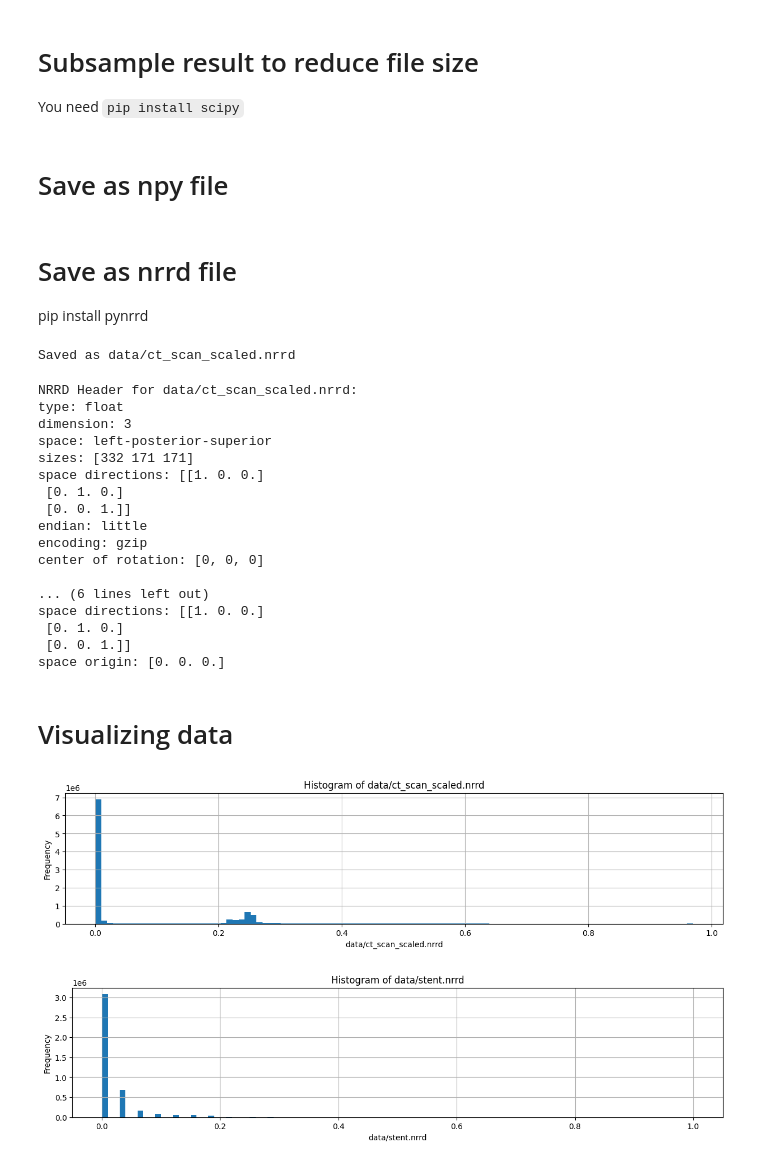
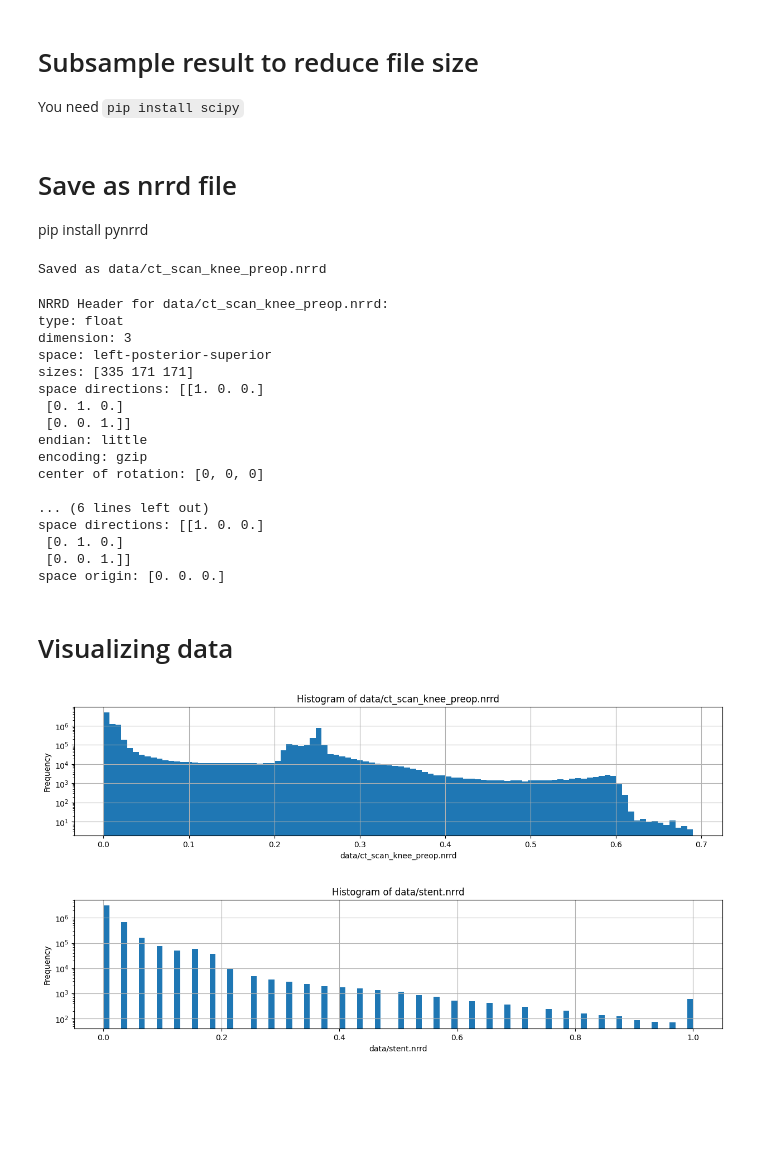
Before and after one commit to MateoVanDamme/3dknee, a Jupyter notebook: grid_to_nrrd.ipynb, the cells around one changed output. Cells and saved outputs as stored; diff of their text form; code cells hidden in the pictures; blank space fills up the shorter version.

Commit message:
Add preopdataset to website

```diff
--- a/grid_to_nrrd.ipynb
+++ b/grid_to_nrrd.ipynb
@@ -4,0 +7,28 @@
+# %%
+datasets = {
+    "preop": {
+        "filename_input": "data/ct_scan_knee_preop.npy",
+        "filename_output_nrrd": "data/ct_scan_knee_preop.nrrd",
+        "min_hu": -1000,
+        "max_hu": 3200
+    },
+    "postop": {
+        "filename_input": "data/ct_scan_knee_postop.npy",
+        "filename_output_nrrd": "data/ct_scan_knee_postop.nrrd",
+        "min_hu": -1000,
+        "max_hu": 3200
+    }
+}
+
+# Choose dataset
+dataset_name = "preop"  # Change to "preop" to switch datasets
+
+# Load selected dataset
+filename_input = datasets[dataset_name]["filename_input"]
+filename_output_nrrd = datasets[dataset_name]["filename_output_nrrd"]
+min_hu = datasets[dataset_name]["min_hu"]
+max_hu = datasets[dataset_name]["max_hu"]
+
+print(f"Using {dataset_name} dataset: {filename_input} -> {filename_output_nrrd}")
+
+filename_stent_nrrd = 'data/stent.nrrd'
@@ -9,6 +41,6 @@ We now have a ct_scan_grid.npy file with HU values, the next steps is to process
 # %%
 import numpy as np
-ct_data = np.load('data/ct_scan_grid.npy')
+ct_data = np.load(filename_input)
 
 # Print the shape of the numpy array (dimensions)
 print(f"Shape of the CT data: {ct_data.shape}")
@@ -44,7 +76,7 @@ Hounsfield Units (HU) represent the density of materials in CT imaging. Common H
 import numpy as np
 import matplotlib.pyplot as plt
 
-def plot_histogram(ct_data, name, tick_interval=None):
+def plot_histogram(ct_data, name, tick_interval=None, log_scale=True):
     """
     Plots a histogram of the flattened CT data.
 
@@ -52,6 +84,7 @@ def plot_histogram(ct_data, name, tick_interval=None):
     - ct_data: 3D numpy array representing the CT data.
     - name: String to be used in the histogram title.
     - tick_interval: The interval between x-axis ticks (optional).
+    - log_scale: Boolean to set y-axis to logarithmic scale (default is True).
     """
     # Flatten the 3D data into a 1D array
     flat_ct_data = ct_data.flatten()
@@ -63,6 +96,10 @@ def plot_histogram(ct_data, name, tick_interval=None):
     plt.xlabel(name)
     plt.ylabel('Frequency')
     plt.grid(True)
+
+    # Set y-axis to logarithmic scale if specified
+    if log_scale:
+        plt.yscale('log')
 
     # Set x ticks based on tick_interval if specified
     if tick_interval is not None:
@@ -77,4 +114,7 @@ def plot_histogram(ct_data, name, tick_interval=None):
 
 # Call the function with parameters ct_data and name
 plot_histogram(ct_data, "Hounsfield Units (HU)", 500)
+
+# Print min and max HU values
+print(f"Min HU: {ct_data.min()}, Max HU: {ct_data.max()}")
 # %% [output]
@@ -146,8 +187,6 @@ def filter_and_subsample(ct_data, subsampling_factor=2, sigma=1):
 
 # Usage example
 ct_data_scaled = filter_and_subsample(ct_data_normalized, subsampling_factor=3, sigma=1)
-# %% [markdown]
-# Save as npy file
 # %% [markdown]
 # Save as nrrd file
 pip install pynrrd
@@ -178,12 +217,9 @@ def save_ct_nrrd(filename, ct_data):
     # Also store the result as a numpy array
     # np.save(f"{filename}.npy", ct_data_scaled)
 
-# Example usage
-filename_ct = 'data/ct_scan_scaled.nrrd'
-filename_stent = 'data/stent.nrrd'
-save_ct_nrrd(filename_ct, ct_data_scaled)
+save_ct_nrrd(filename_output_nrrd, ct_data_scaled)
 # %% [output]
-Saved as data/ct_scan_scaled.nrrd
+Saved as data/ct_scan_knee_preop.nrrd
 # %%
 def print_nrrd_header(filename):
     """Reads an NRRD file and prints its header information."""
@@ -194,14 +230,14 @@ def print_nrrd_header(filename):
     print()  # Add a newline for readability
 
 # Load and print header for each NRRD file
-print_nrrd_header(filename_ct)
-print_nrrd_header(filename_stent)
+print_nrrd_header(filename_output_nrrd)
+print_nrrd_header(filename_stent_nrrd)
 # %% [output]
-NRRD Header for data/ct_scan_scaled.nrrd:
+NRRD Header for data/ct_scan_knee_preop.nrrd:
 type: float
 dimension: 3
 space: left-posterior-superior
-sizes: [332 171 171]
+sizes: [335 171 171]
 space directions: [[1. 0. 0.]
  [0. 1. 0.]
  [0. 0. 1.]]
@@ -219,15 +255,15 @@ space origin: [0. 0. 0.]
 # %%
 def plot_histogram_from_nrrd_file(filename):
     """Reads an NRRD file and plots a histogram of its data values."""
     data, _ = nrrd.read(filename)
     plot_histogram(data.ravel(), filename, tick_interval=None)
 
 # Plot histograms for each dataset
-plot_histogram_from_nrrd_file(filename_ct)
-plot_histogram_from_nrrd_file(filename_stent)
+plot_histogram_from_nrrd_file(filename_output_nrrd)
+plot_histogram_from_nrrd_file(filename_stent_nrrd)
 # %% [output]
-[figure, old version]
+[figure, new version]
-[figure, old version]
+[figure, new version]
 # %%
 # Select the middle slice (or choose any slice you want)
 slice_index = 100
```
Also changed, not shown: parts of 7 cells of this notebook, 2 other files.
